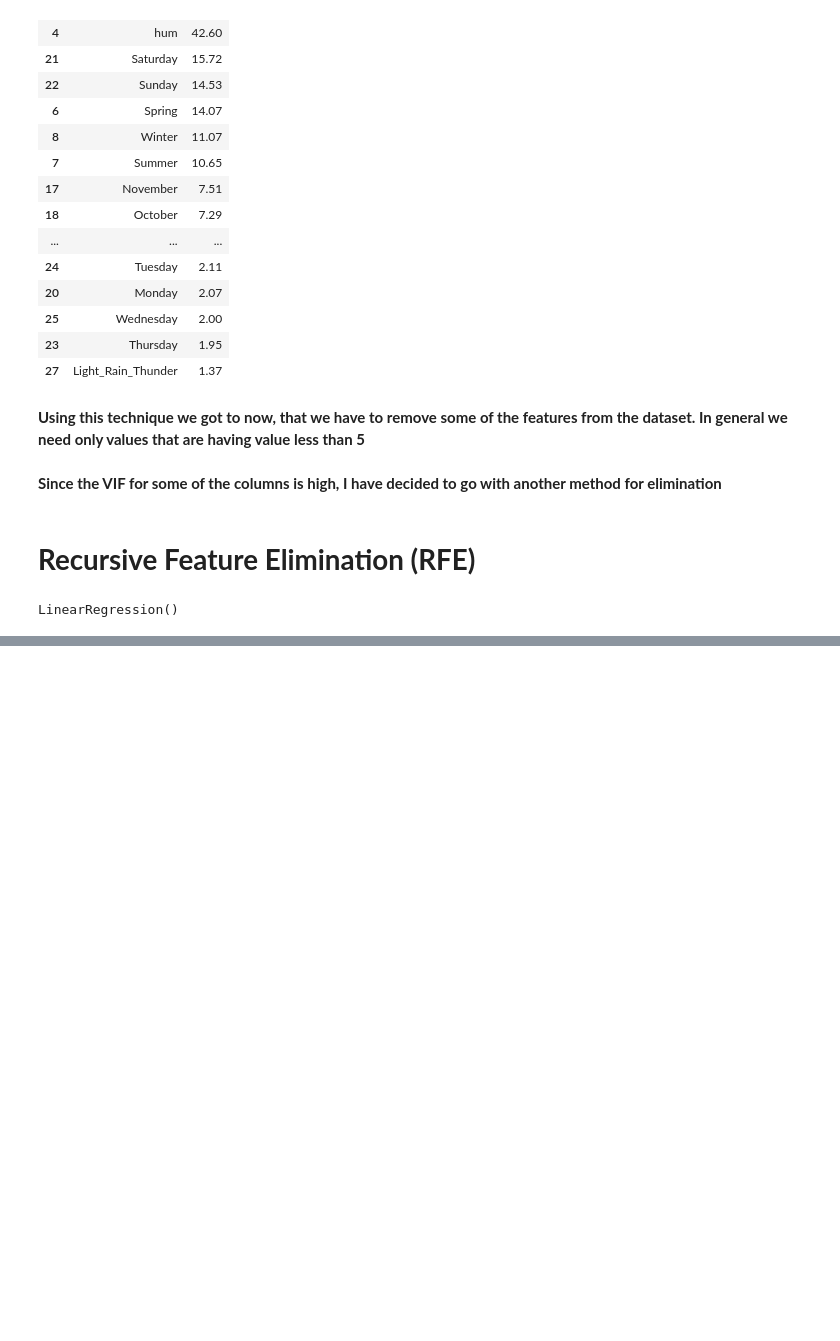
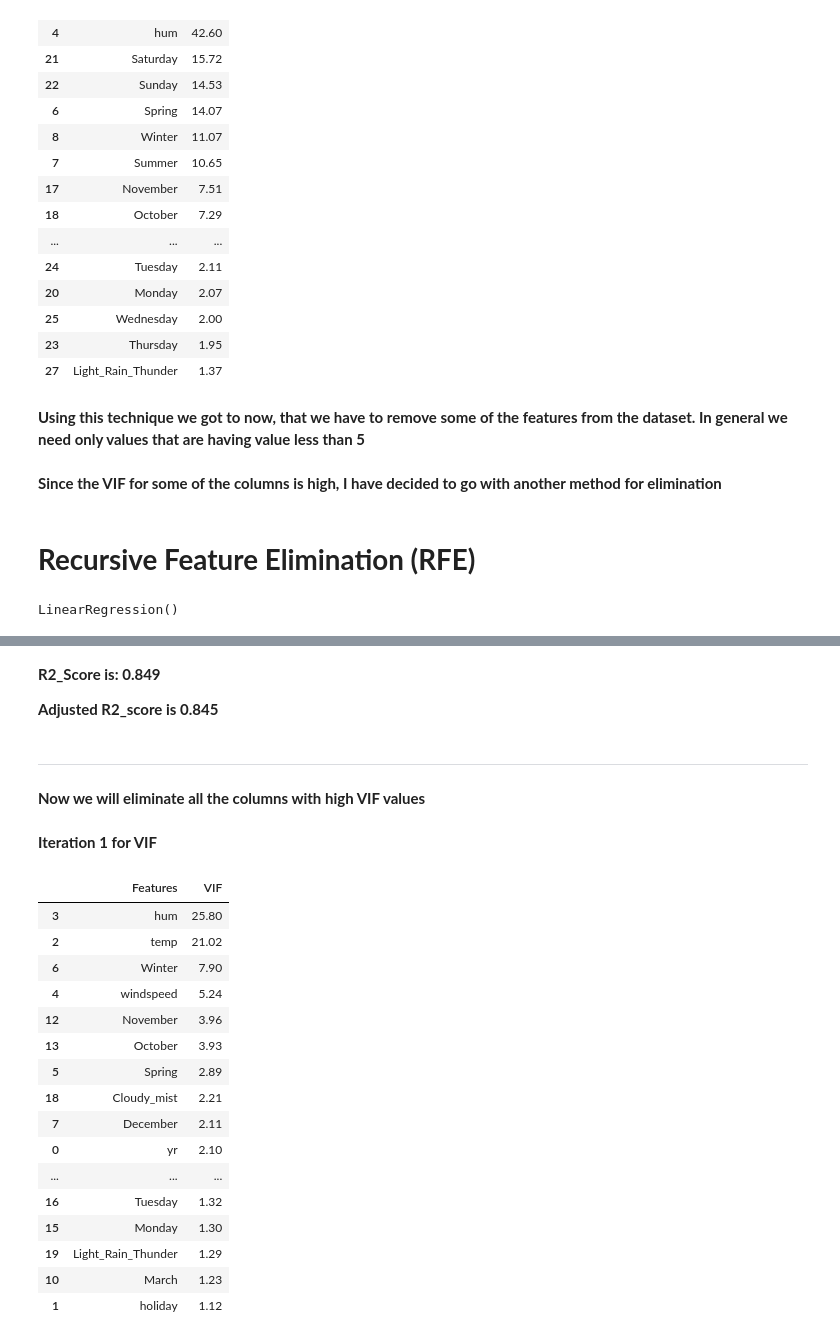
Before and after one commit to amanraghuvanshi/BikeSharing---MLR, a Jupyter notebook: src/main.ipynb, the cells around one changed output, grey strips where cells are left out. Saved outputs shown, nothing was run; the diff lists cells and outputs as text; code cells hidden in the pictures; blank space fills up the shorter version.

```diff
--- a/src/main.ipynb
+++ b/src/main.ipynb
@@ -621,0 +651,35 @@ x_train_rfe.head()
+# %% [markdown]
+**R2_Score is: 0.849**
+
+**Adjusted R2_score is 0.845**
+# %% [markdown]
+<hr>
+
+**Now we will eliminate all the columns with high VIF values**
+# %% [markdown]
+**Iteration 1 for VIF**
+# %%
+
+vif = pd.DataFrame()
+vif['Features'] = x_train_rfe.columns
+vif['VIF'] = [VIF(x_train_rfe.values, i) for i in range(x_train_rfe.shape[1])]
+vif['VIF'] = round(vif['VIF'], 2)
+vif.sort_values(by = 'VIF', ascending=False)
+# %% [output]
+|  | Features | VIF |
+| 3 | hum | 25.80 |
+| 2 | temp | 21.02 |
+| 6 | Winter | 7.90 |
+| 4 | windspeed | 5.24 |
+| 12 | November | 3.96 |
+| 13 | October | 3.93 |
+| 5 | Spring | 2.89 |
+| 18 | Cloudy_mist | 2.21 |
+| 7 | December | 2.11 |
+| 0 | yr | 2.10 |
+| ... | ... | ... |
+| 16 | Tuesday | 1.32 |
+| 15 | Monday | 1.30 |
+| 19 | Light_Rain_Thunder | 1.29 |
+| 10 | March | 1.23 |
+| 1 | holiday | 1.12 |
```
Also changed, not shown: parts of 20 cells of this notebook.
